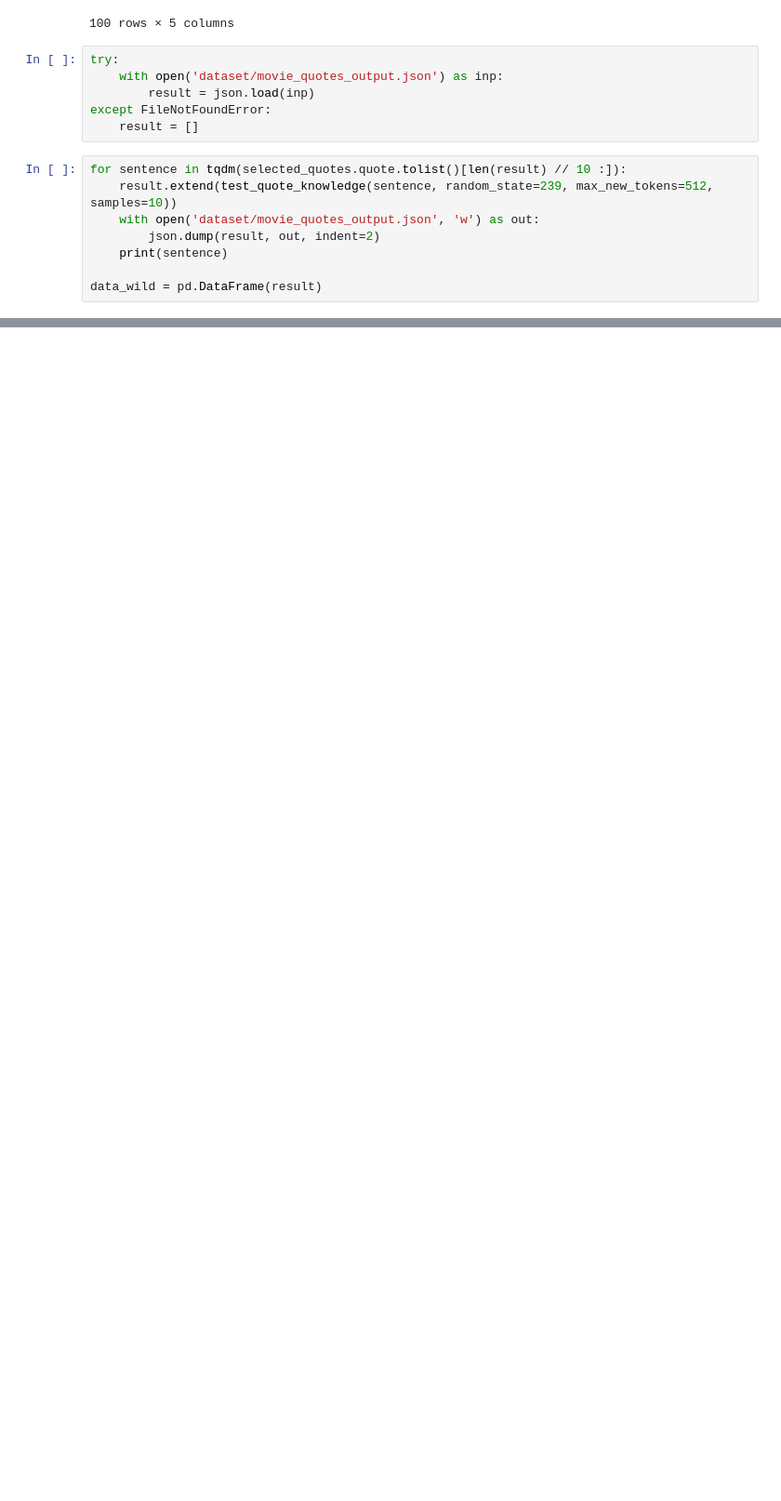
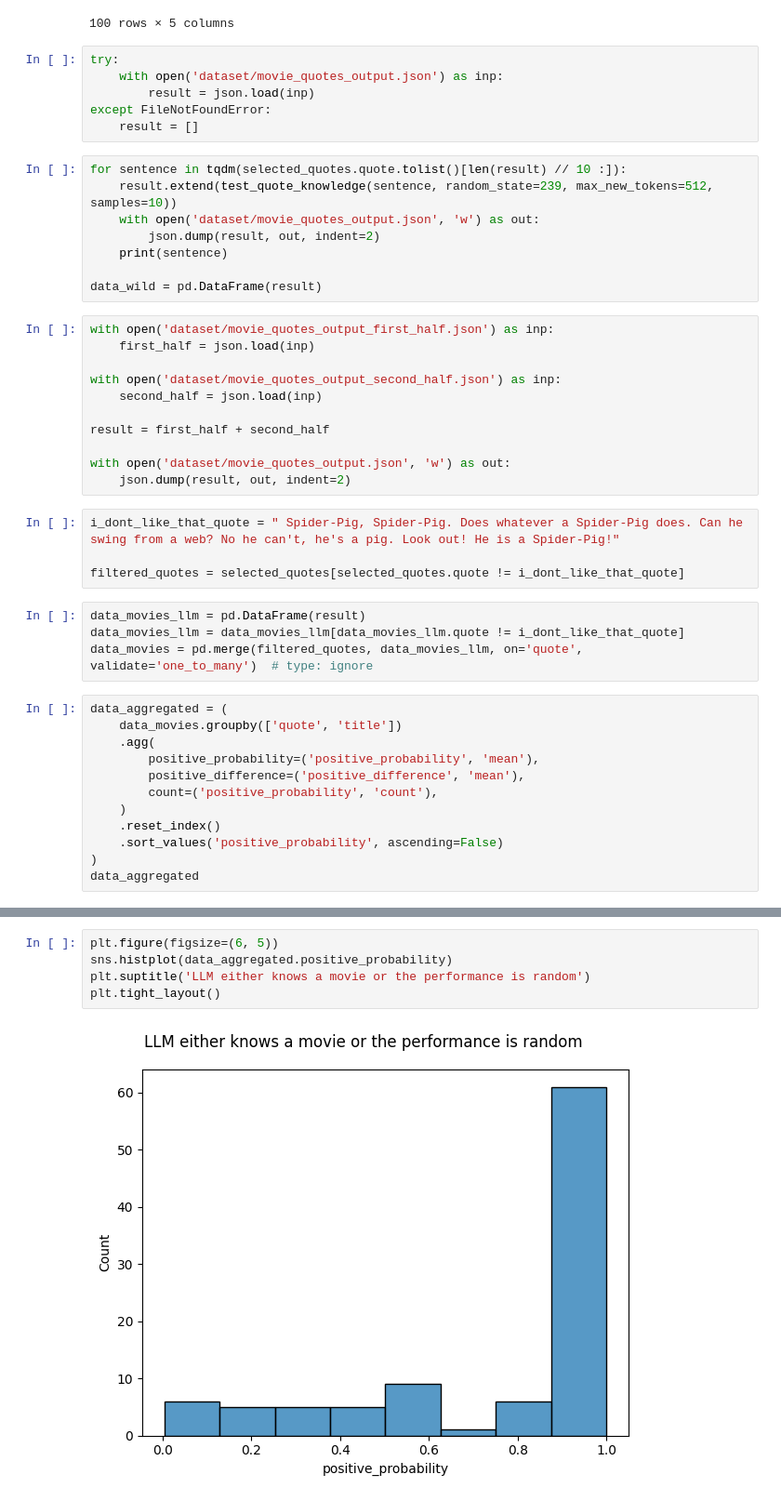
Before and after one commit to olegsmirnov2001/llm-hallucinations, a Jupyter notebook: jupyter/real_dataset.ipynb, the cells around one changed output, grey strips where cells are left out. Shown at 93% size. Saved outputs shown, nothing was run; the diff lists cells and outputs as text; blank space fills up the shorter version.

Commit message:
Run model on Movie Quotes

```diff
--- a/jupyter/real_dataset.ipynb
+++ b/jupyter/real_dataset.ipynb
@@ -534,3 +534,34 @@ for sentence in tqdm(selected_quotes.quote.tolist()[len(result) // 10 :]):
     print(sentence)
 
 data_wild = pd.DataFrame(result)
+# %%
+with open('dataset/movie_quotes_output_first_half.json') as inp:
+    first_half = json.load(inp)
+
+with open('dataset/movie_quotes_output_second_half.json') as inp:
+    second_half = json.load(inp)
+
+result = first_half + second_half
+
+with open('dataset/movie_quotes_output.json', 'w') as out:
+    json.dump(result, out, indent=2)
+# %%
+i_dont_like_that_quote = " Spider-Pig, Spider-Pig. Does whatever a Spider-Pig does. Can he swing from a web? No he can't, he's a pig. Look out! He is a Spider-Pig!"
+
+filtered_quotes = selected_quotes[selected_quotes.quote != i_dont_like_that_quote]
+# %%
+data_movies_llm = pd.DataFrame(result)
+data_movies_llm = data_movies_llm[data_movies_llm.quote != i_dont_like_that_quote]
+data_movies = pd.merge(filtered_quotes, data_movies_llm, on='quote', validate='one_to_many')  # type: ignore
+# %%
+data_aggregated = (
+    data_movies.groupby(['quote', 'title'])
+    .agg(
+        positive_probability=('positive_probability', 'mean'),
+        positive_difference=('positive_difference', 'mean'),
+        count=('positive_probability', 'count'),
+    )
+    .reset_index()
+    .sort_values('positive_probability', ascending=False)
+)
+data_aggregated
@@ -536,0 +582,7 @@ data_wild = pd.DataFrame(result)
+# %%
+plt.figure(figsize=(6, 5))
+sns.histplot(data_aggregated.positive_probability)
+plt.suptitle('LLM either knows a movie or the performance is random')
+plt.tight_layout()
+# %% [output]
+[figure, added]
```
Also changed, not shown: parts of 19 cells of this notebook, 3 other files.
